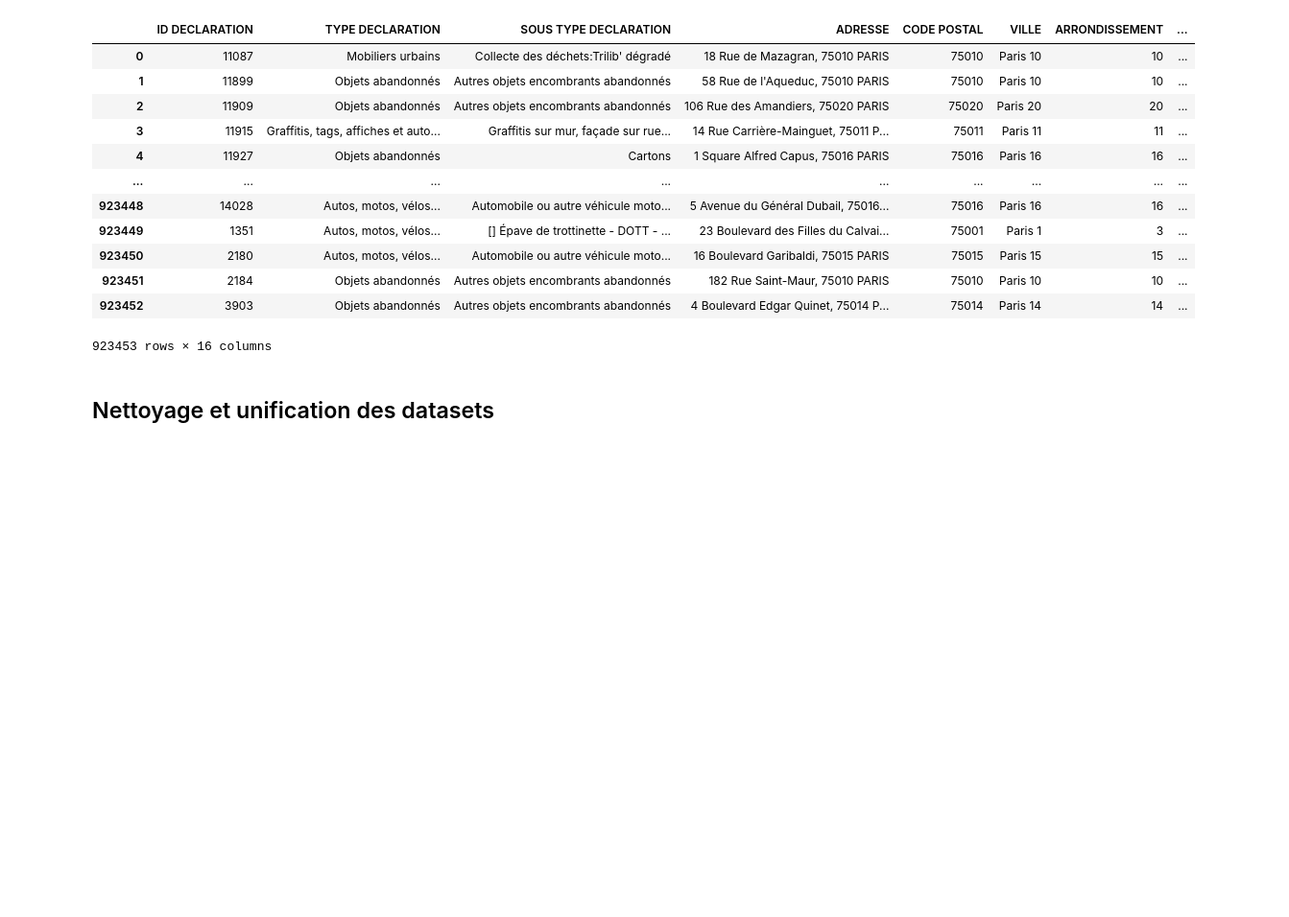
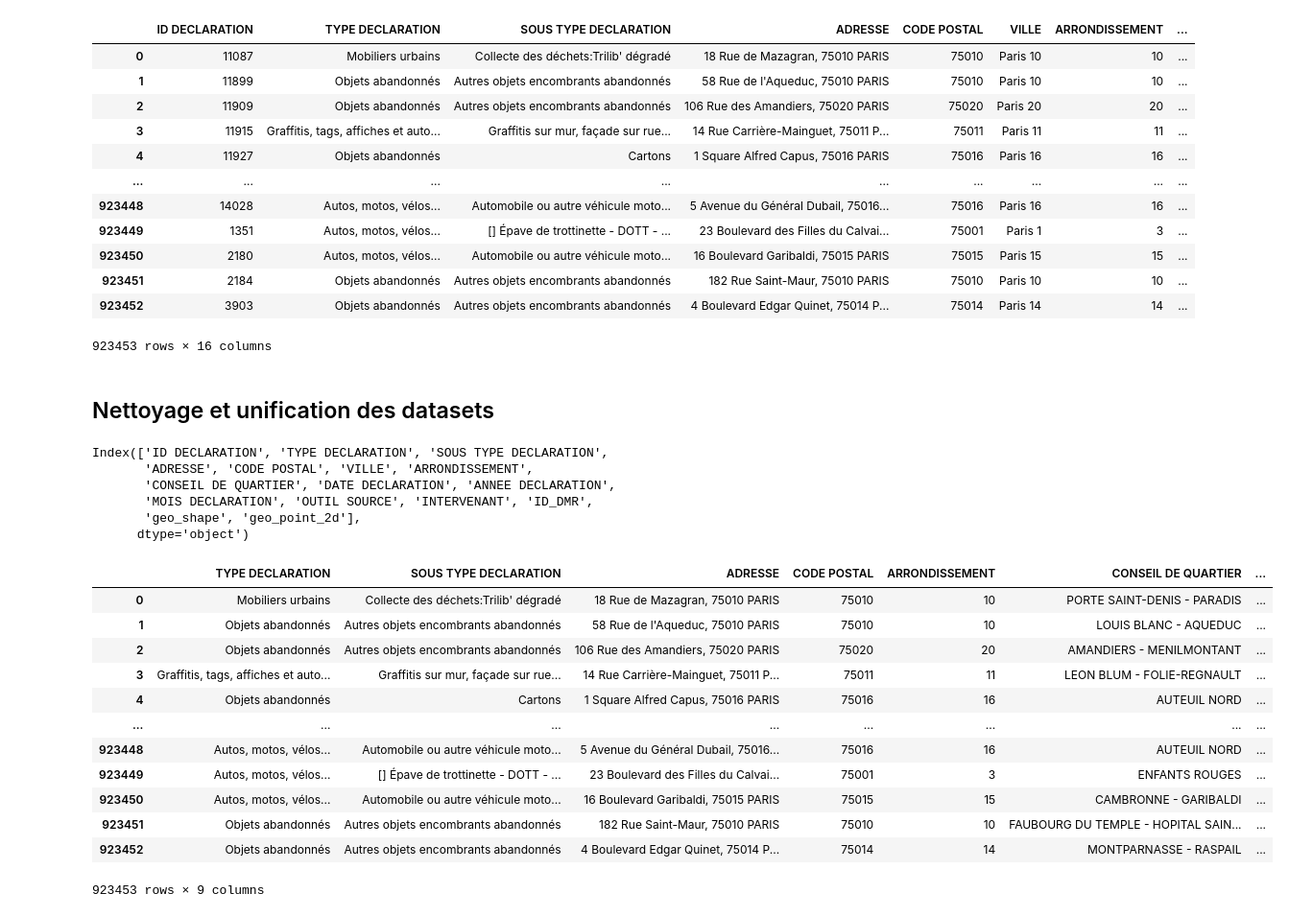
Before and after one commit to ticuss/Smart-City-Project, a Jupyter notebook: research_anissa.ipynb, the cells around one changed output. Shown: that part at 96% size. Cells and saved outputs as stored; diff of their text form; code cells hidden in the pictures; blank space fills up the shorter version.

Commit message:
upd: dropping useless columns

```diff
--- a/research_anissa.ipynb
+++ b/research_anissa.ipynb
@@ -102,0 +101,28 @@ df1
+# %%
+df1.columns
+# %% [output]
+Index(['ID DECLARATION', 'TYPE DECLARATION', 'SOUS TYPE DECLARATION',
+       'ADRESSE', 'CODE POSTAL', 'VILLE', 'ARRONDISSEMENT',
+       'CONSEIL DE QUARTIER', 'DATE DECLARATION', 'ANNEE DECLARATION',
+       'MOIS DECLARATION', 'OUTIL SOURCE', 'INTERVENANT', 'ID_DMR',
+       'geo_shape', 'geo_point_2d'],
+      dtype='object')
+# %%
+#2021 changements:
+
+df1.drop(['ID DECLARATION', 'VILLE', 'ANNEE DECLARATION', 'MOIS DECLARATION',
+         'OUTIL SOURCE', 'ID_DMR', 'geo_shape'], axis = 1)
+# %% [output]
+|  | TYPE DECLARATION | SOUS TYPE DECLARATION | ADRESSE | CODE POSTAL | ARRONDISSEMENT | CONSEIL DE QUARTIER | ... |
+| 0 | Mobiliers urbains | Collecte des déchets:Trilib' dégradé | 18 Rue de Mazagran, 75010 PARIS | 75010 | 10 | PORTE SAINT-DENIS - PARADIS | ... |
+| 1 | Objets abandonnés | Autres objets encombrants abandonnés | 58 Rue de l'Aqueduc, 75010 PARIS | 75010 | 10 | LOUIS BLANC - AQUEDUC | ... |
+| 2 | Objets abandonnés | Autres objets encombrants abandonnés | 106 Rue des Amandiers, 75020 PARIS | 75020 | 20 | AMANDIERS - MENILMONTANT | ... |
+| 3 | Graffitis, tags, affiches et auto... | Graffitis sur mur, façade sur rue... | 14 Rue Carrière-Mainguet, 75011 P... | 75011 | 11 | LEON BLUM - FOLIE-REGNAULT | ... |
+| 4 | Objets abandonnés | Cartons | 1 Square Alfred Capus, 75016 PARIS | 75016 | 16 | AUTEUIL NORD | ... |
+| ... | ... | ... | ... | ... | ... | ... | ... |
+| 923448 | Autos, motos, vélos... | Automobile ou autre véhicule moto... | 5 Avenue du Général Dubail, 75016... | 75016 | 16 | AUTEUIL NORD | ... |
+| 923449 | Autos, motos, vélos... | [] Épave de trottinette - DOTT - ... | 23 Boulevard des Filles du Calvai... | 75001 | 3 | ENFANTS ROUGES | ... |
+| 923450 | Autos, motos, vélos... | Automobile ou autre véhicule moto... | 16 Boulevard Garibaldi, 75015 PARIS | 75015 | 15 | CAMBRONNE - GARIBALDI | ... |
+| 923451 | Objets abandonnés | Autres objets encombrants abandonnés | 182 Rue Saint-Maur, 75010 PARIS | 75010 | 10 | FAUBOURG DU TEMPLE - HOPITAL SAIN... | ... |
+| 923452 | Objets abandonnés | Autres objets encombrants abandonnés | 4 Boulevard Edgar Quinet, 75014 P... | 75014 | 14 | MONTPARNASSE - RASPAIL | ... |
+923453 rows × 9 columns
```
Also changed, not shown: parts of 2 cells of this notebook.
